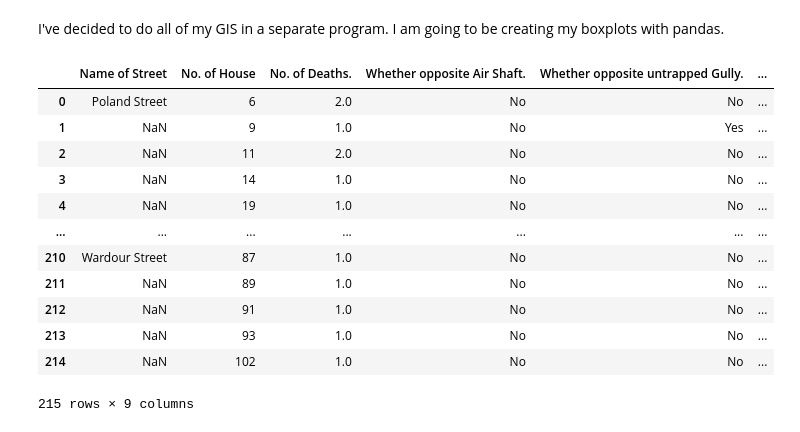
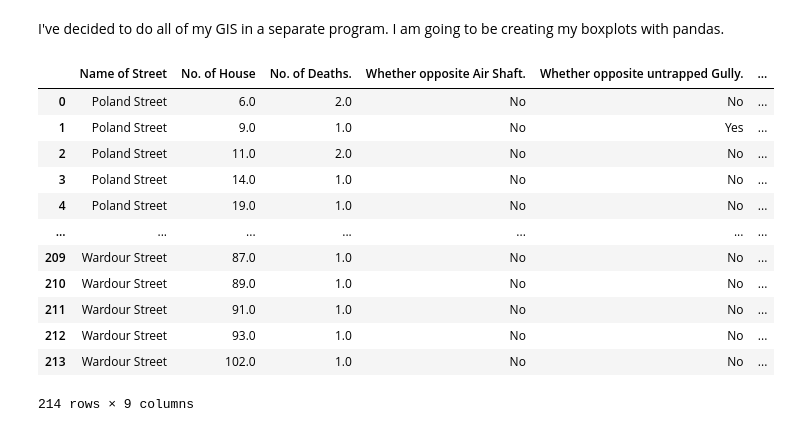
Before and after one commit to julesrose04/Cholera-GIS-Analysis, a Jupyter notebook: geopandas.ipynb, the cells around one changed output. Saved outputs shown, nothing was run; the diff lists cells and outputs as text; code cells hidden in the pictures.

```diff
--- a/geopandas.ipynb
+++ b/geopandas.ipynb
@@ -7,20 +10,24 @@ I've decided to do all of my GIS in a separate program. I am going to be creatin
 # %%
 cholera = pd.read_csv('choleraData.csv', skiprows = 1)
 cholera
+
+#Cleaned data for using streets
+choleraClean = pd.read_csv('Cleaned_Cholera_Data.csv')
+choleraClean
 # %% [output]
 |  | Name of Street | No. of House | No. of Deaths. | Whether opposite Air Shaft. | Whether opposite untrapped Gully. | ... |
-| 0 | Poland Street | 6 | 2.0 | No | No | ... |
-| 1 | NaN | 9 | 1.0 | No | Yes | ... |
-| 2 | NaN | 11 | 2.0 | No | No | ... |
-| 3 | NaN | 14 | 1.0 | No | No | ... |
-| 4 | NaN | 19 | 1.0 | No | No | ... |
+| 0 | Poland Street | 6.0 | 2.0 | No | No | ... |
+| 1 | Poland Street | 9.0 | 1.0 | No | Yes | ... |
+| 2 | Poland Street | 11.0 | 2.0 | No | No | ... |
+| 3 | Poland Street | 14.0 | 1.0 | No | No | ... |
+| 4 | Poland Street | 19.0 | 1.0 | No | No | ... |
 | ... | ... | ... | ... | ... | ... | ... |
-| 210 | Wardour Street | 87 | 1.0 | No | No | ... |
-| 211 | NaN | 89 | 1.0 | No | No | ... |
-| 212 | NaN | 91 | 1.0 | No | No | ... |
-| 213 | NaN | 93 | 1.0 | No | No | ... |
-| 214 | NaN | 102 | 1.0 | No | No | ... |
+| 209 | Wardour Street | 87.0 | 1.0 | No | No | ... |
+| 210 | Wardour Street | 89.0 | 1.0 | No | No | ... |
+| 211 | Wardour Street | 91.0 | 1.0 | No | No | ... |
+| 212 | Wardour Street | 93.0 | 1.0 | No | No | ... |
+| 213 | Wardour Street | 102.0 | 1.0 | No | No | ... |
-215 rows × 9 columns
+214 rows × 9 columns
 # %%
 #cholera['Description of Drainage, whether Brick or Pipe, and condition thereof.'].unique()
 
```
Also changed, not shown: parts of 7 cells of this notebook, 6 other files.
